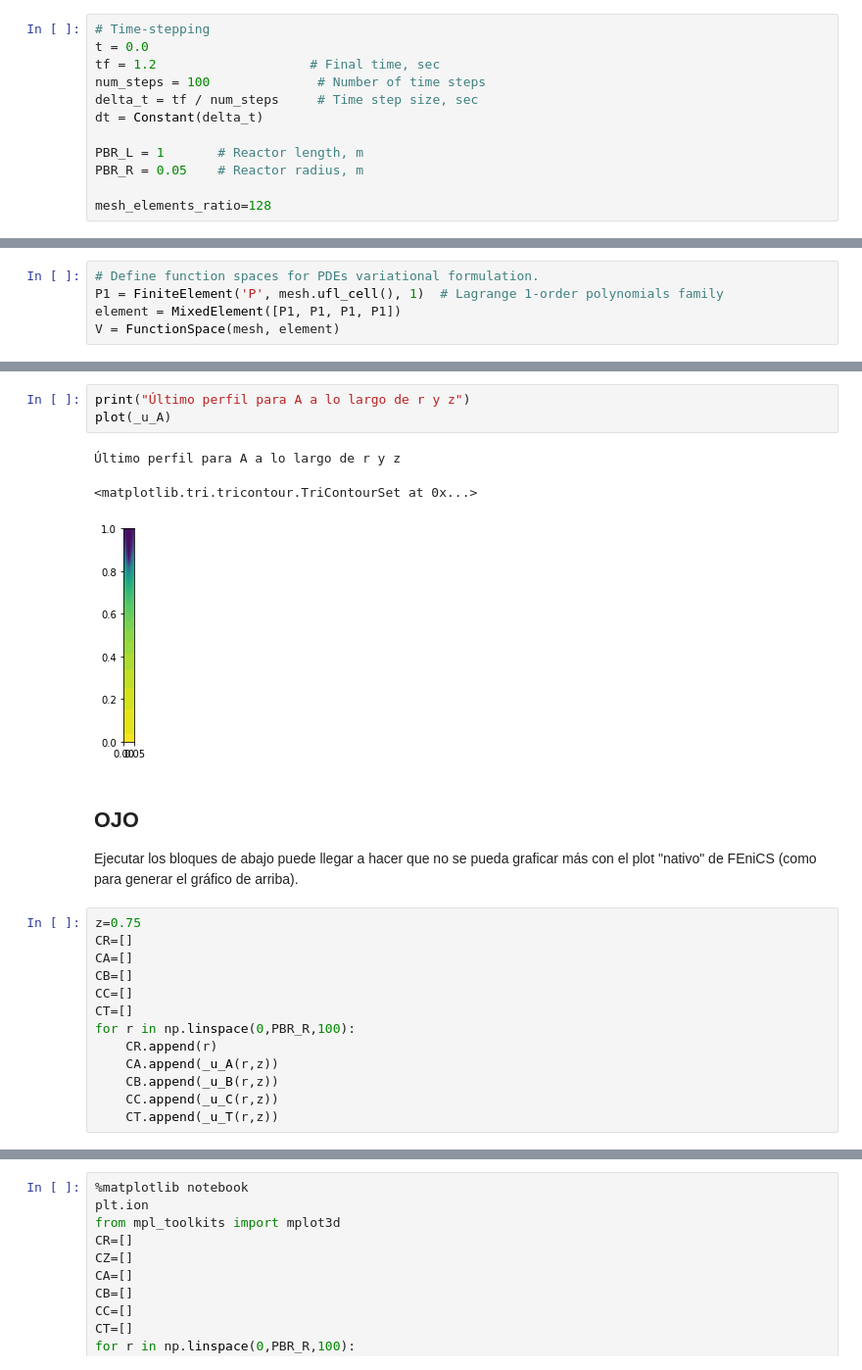
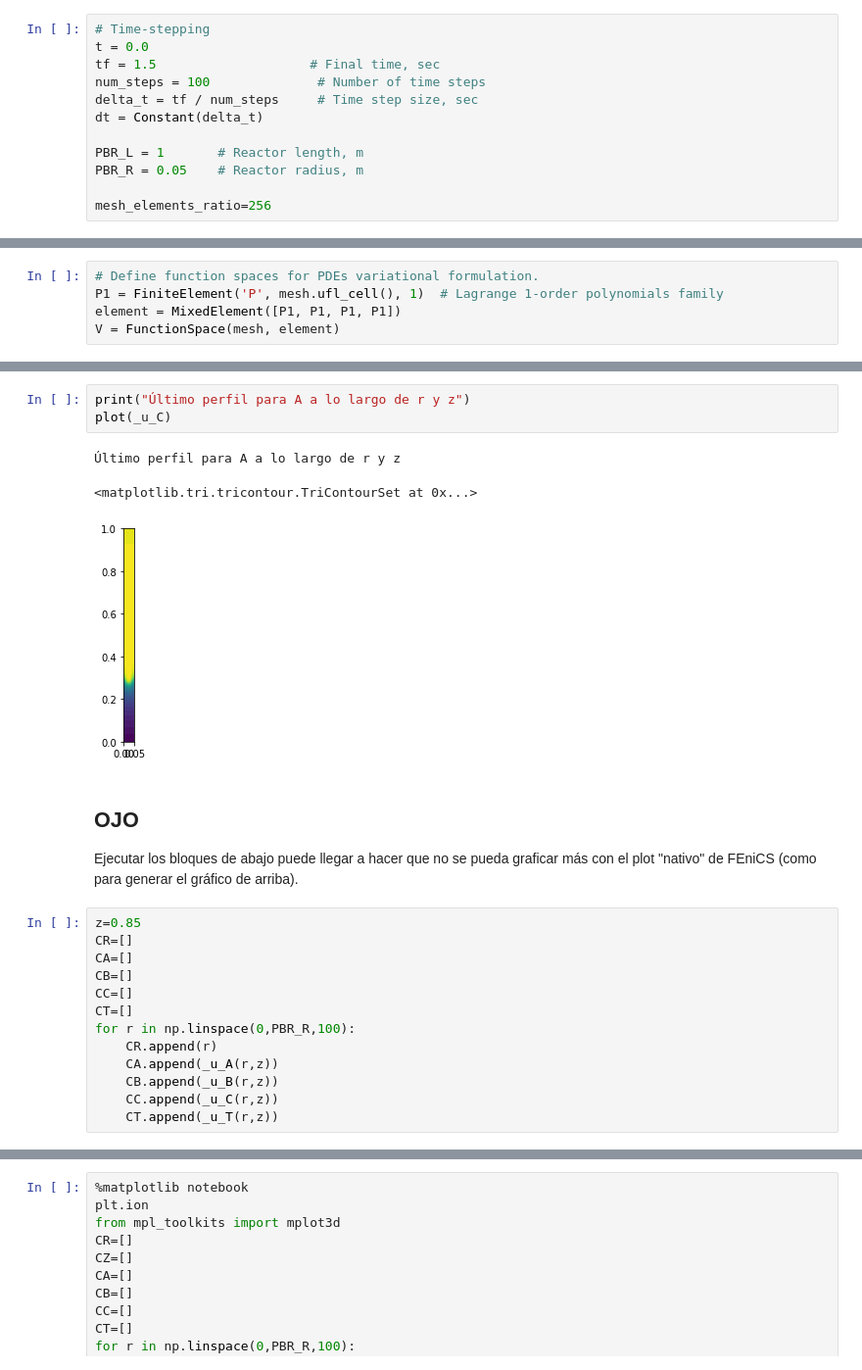
Before and after one commit to WindsurfingTerra/lecho_fijo, a Jupyter notebook: Lecho fijo NINA.ipynb, the cells around one changed output, grey strips where cells are left out. Shown at 98% size. Saved outputs shown, nothing was run; the diff lists cells and outputs as text.

```diff
--- a/Lecho fijo NINA.ipynb
+++ b/Lecho fijo NINA.ipynb
@@ -13,7 +13,7 @@ import math as mt
 # %%
 # Time-stepping
 t = 0.0
-tf = 1.2                    # Final time, sec
+tf = 1.5                    # Final time, sec
 num_steps = 100              # Number of time steps
 delta_t = tf / num_steps     # Time step size, sec
 dt = Constant(delta_t)
@@ -21,7 +21,7 @@ dt = Constant(delta_t)
 PBR_L = 1       # Reactor length, m
 PBR_R = 0.05    # Reactor radius, m
 
-mesh_elements_ratio=128
+mesh_elements_ratio=256
 # %%
 from mshr import *
 from dolfin import Mesh, File, MeshFunction, Point, BoundaryMesh, SubDomain, plot, File
@@ -241,16 +226,16 @@ solver done
 Done
 # %%
 print("Último perfil para A a lo largo de r y z")
-plot(_u_A)
+plot(_u_C)
 # %% [output]
 Último perfil para A a lo largo de r y z
 <matplotlib.tri.tricontour.TriContourSet at 0x...>
-[figure, old version]
+[figure, new version]
 # %% [markdown]
 ## OJO
 Ejecutar los bloques de abajo puede llegar a hacer que no se pueda graficar más con el plot "nativo" de FEniCS (como para generar el gráfico de arriba).
 # %%
-z=0.75
+z=0.85
 CR=[]
 CA=[]
 CB=[]
```
Also changed, not shown: parts of 11 cells of this notebook, 1 other file.
